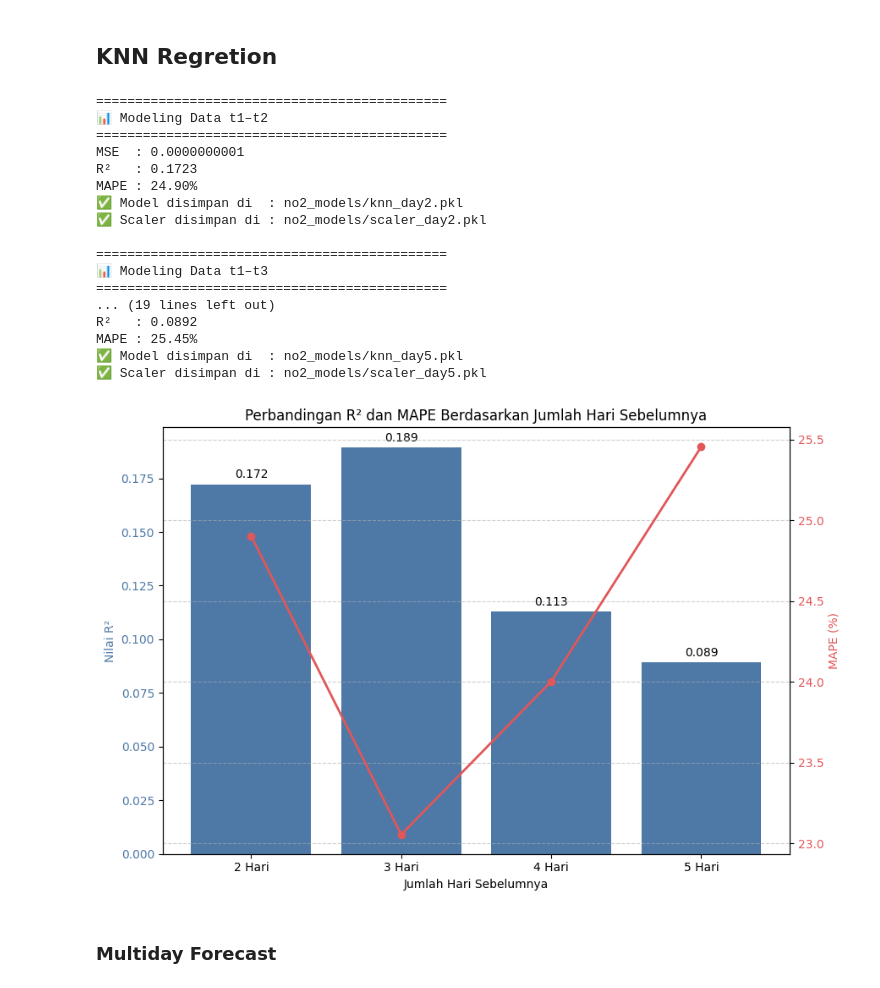
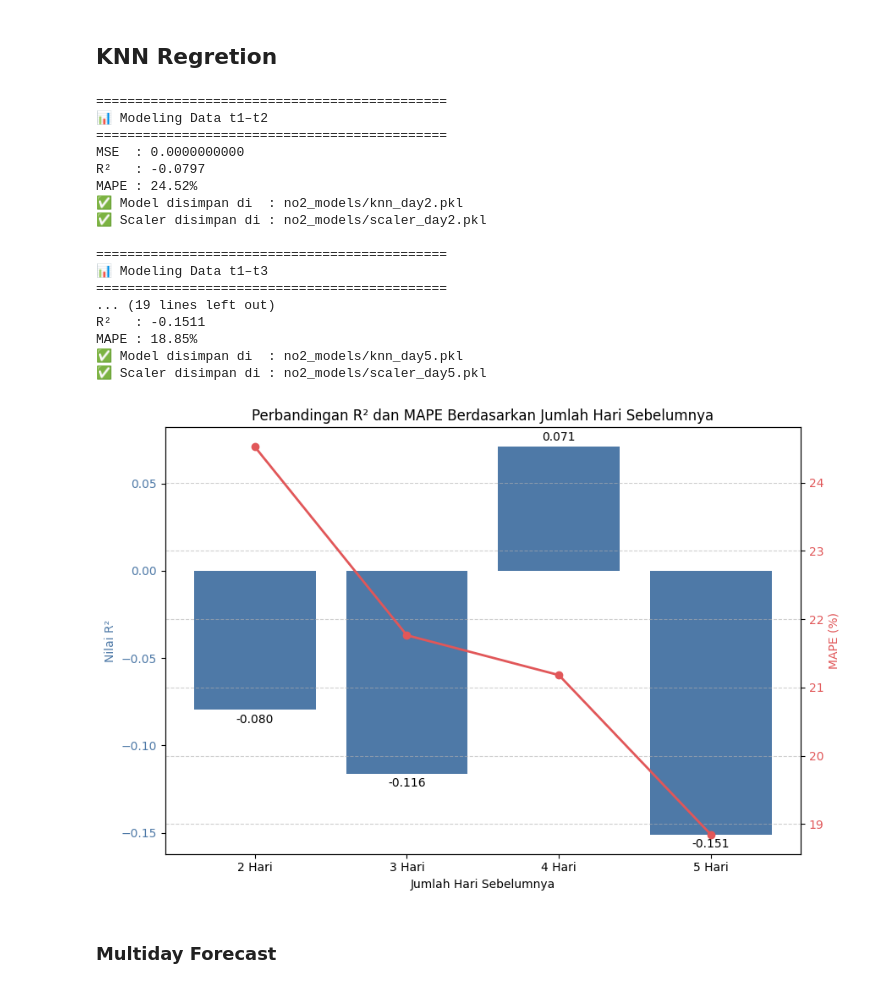
Before and after one commit to NaufalThariq01/Uranus, a Jupyter notebook: myfirstbook/_build/jupyter_execute/NO2_Demak/modelling.ipynb, the cells around one changed output. Saved outputs shown, nothing was run; the diff lists cells and outputs as text; code cells hidden in the pictures.

```diff
--- a/myfirstbook/_build/jupyter_execute/NO2_Demak/modelling.ipynb
+++ b/myfirstbook/_build/jupyter_execute/NO2_Demak/modelling.ipynb
@@ -18,10 +18,10 @@ from sklearn.metrics import r2_score, mean_squared_error
 os.makedirs("no2_models", exist_ok=True)
 
 # 3️⃣ Membaca Dataset
-day2 = pd.read_csv('no2_results/day2.csv')
-day3 = pd.read_csv('no2_results/day3.csv')
-day4 = pd.read_csv('no2_results/day4.csv')
-day5 = pd.read_csv('no2_results/day5.csv')
+day2 = pd.read_csv('no2_results/day2_selected.csv')
+day3 = pd.read_csv('no2_results/day3_selected.csv')
+day4 = pd.read_csv('no2_results/day4_selected.csv')
+day5 = pd.read_csv('no2_results/day5_selected.csv')
 
 # 4️⃣ Fungsi Evaluasi KNN + Simpan Model
 def train_and_save_knn(df, n_day, k=5):
@@ -86,39 +86,39 @@ fig, ax1 = plt.subplots(figsize=(9, 6))
 # R² Bar Chart
 bars = ax1.bar(x, y_r2, color='#4e79a7', label='R² Score')
 ax1.set_xlabel("Jumlah Hari Sebelumnya")
 ax1.set_ylabel("Nilai R²", color='#4e79a7')
 ax1.tick_params(axis='y', labelcolor='#4e79a7')
 ax1.bar_label(bars, fmt='%.3f', padding=3)
 
 # MAPE Line Plot (sumbu kedua)
 ax2 = ax1.twinx()
 ax2.plot(x, y_mape, color='#e15759', marker='o', linewidth=2, label='MAPE (%)')
 ax2.set_ylabel("MAPE (%)", color='#e15759')
 ax2.tick_params(axis='y', labelcolor='#e15759')
 
 plt.title("Perbandingan R² dan MAPE Berdasarkan Jumlah Hari Sebelumnya")
 plt.grid(True, linestyle='--', alpha=0.6)
 fig.tight_layout()
 plt.show()
 # %% [output]
 =============================================
 📊 Modeling Data t1–t2
 =============================================
-MSE  : 0.0000000001
-R²   : 0.1723
-MAPE : 24.90%
+MSE  : 0.0000000000
+R²   : -0.0797
+MAPE : 24.52%
 ✅ Model disimpan di  : no2_models/knn_day2.pkl
 ✅ Scaler disimpan di : no2_models/scaler_day2.pkl
 
 =============================================
 📊 Modeling Data t1–t3
 =============================================
 ... (19 lines left out)
-R²   : 0.0892
-MAPE : 25.45%
+R²   : -0.1511
+MAPE : 18.85%
 ✅ Model disimpan di  : no2_models/knn_day5.pkl
 ✅ Scaler disimpan di : no2_models/scaler_day5.pkl
-[figure, old version]
+[figure, new version]
 # %% [markdown]
 ### Multiday Forecast
 # %%
```
Also changed, not shown: parts of 1 cell of this notebook, 52 other files.
